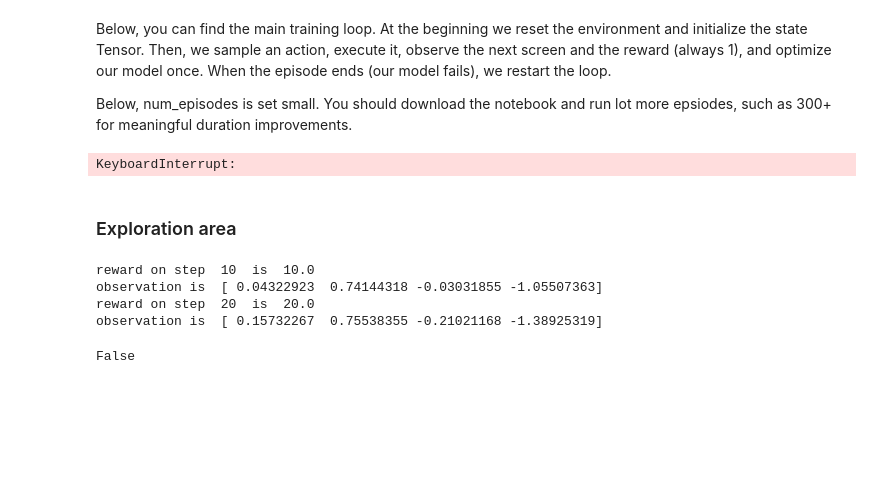
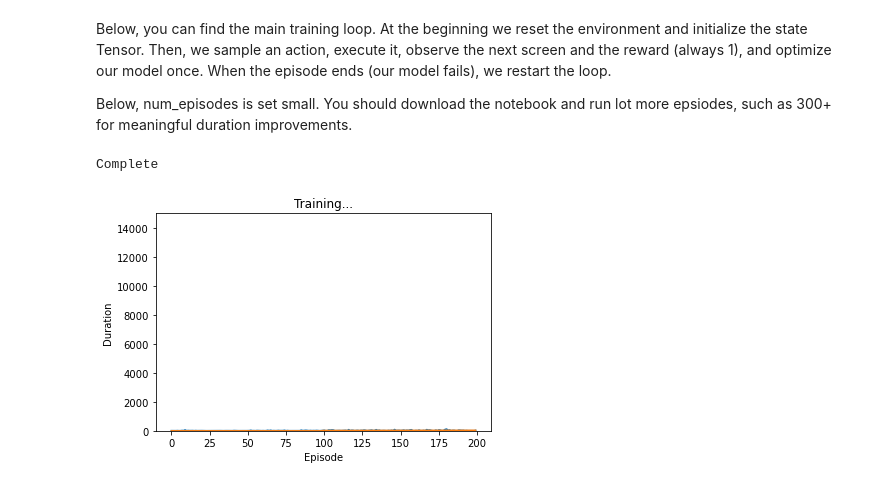
Before and after one commit to dabiged/RLPlayground, a Jupyter notebook: IntroRL/RL_toymodels.ipynb, the cells around one changed output. Drawn from its saved outputs; the diff is of its cells as text; code cells hidden in the pictures; blank space fills up the shorter version.

```diff
--- a/IntroRL/RL_toymodels.ipynb
+++ b/IntroRL/RL_toymodels.ipynb
@@ -859,7 +773,7 @@ Below, you can find the main training loop. At the beginning we reset the enviro
 
 Below, num_episodes is set small. You should download the notebook and run lot more epsiodes, such as 300+ for meaningful duration improvements.
 # %%
-num_episodes = 500
+num_episodes = 200
 for i_episode in range(num_episodes):
     # Initialize the environment and state
     env.reset()
@@ -902,35 +816,8 @@ env.close()
 plt.ioff()
 plt.show()
 # %% [output]
-KeyboardInterrupt:
+Complete
-# %% [markdown]
-### Exploration area
-# %%
-done=False
-observation = env.reset()
-cnt=0
-total_reward=0
-
-while not done:
-    cnt+=1
-    time.sleep(0.02)
-    env.render()
-    action = env.action_space.sample()
-    observation, reward, done, info = env.step(action)
-    total_reward+=reward
-    if cnt % 10 ==0:
-        print("reward on step ",cnt," is ", total_reward)
-        print("observation is ", observation)
-    if done:
-        break
-
-env.close()
-# %% [output]
-reward on step  10  is  10.0
-observation is  [ 0.04322923  0.74144318 -0.03031855 -1.05507363]
-reward on step  20  is  20.0
-observation is  [ 0.15732267  0.75538355 -0.21021168 -1.38925319]
-# %%
-torch.cuda.is_available()
-# %% [output]
-False
+# %%
+plot_final_durations()
+# %% [output]
+[figure, added]
```
Also changed, not shown: parts of 12 cells of this notebook.
